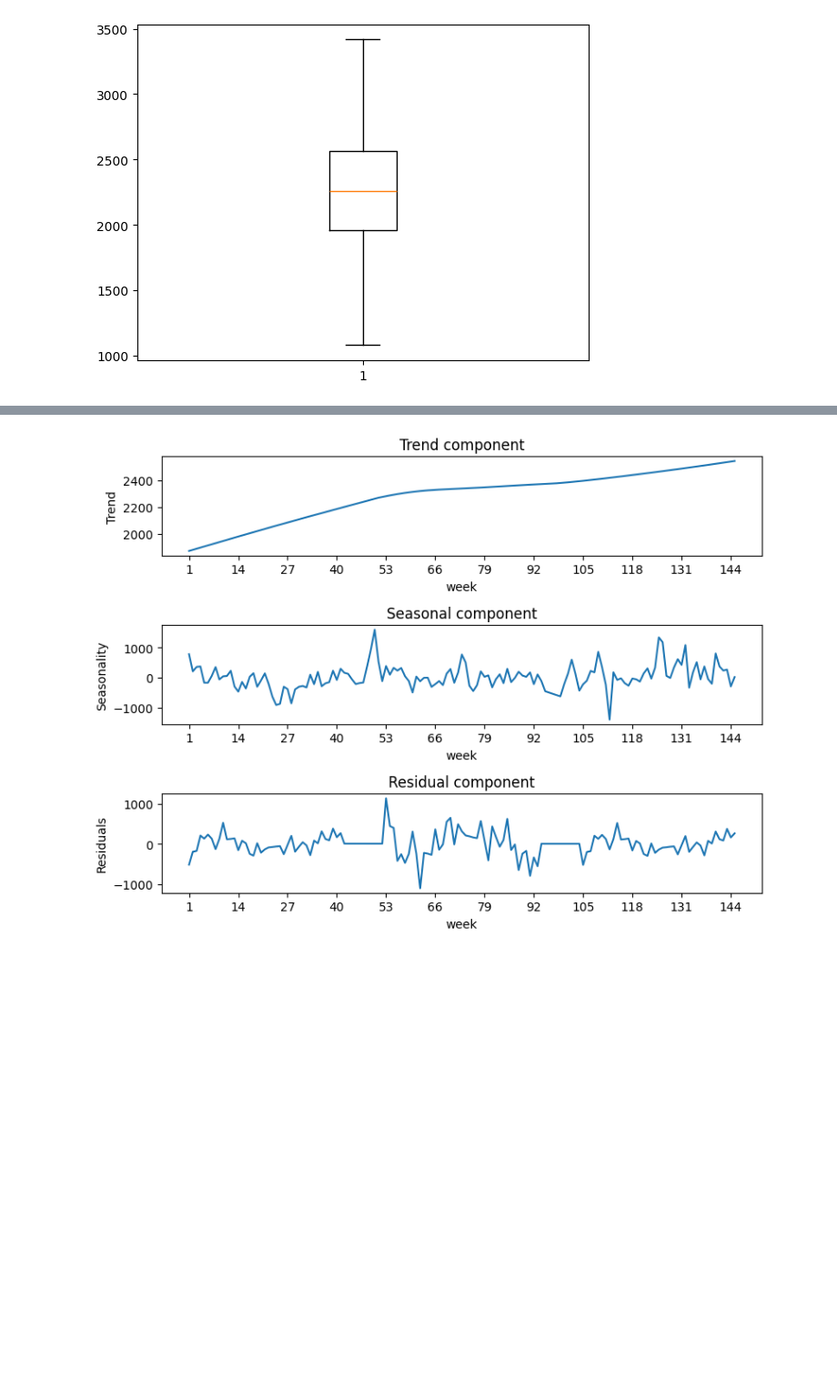
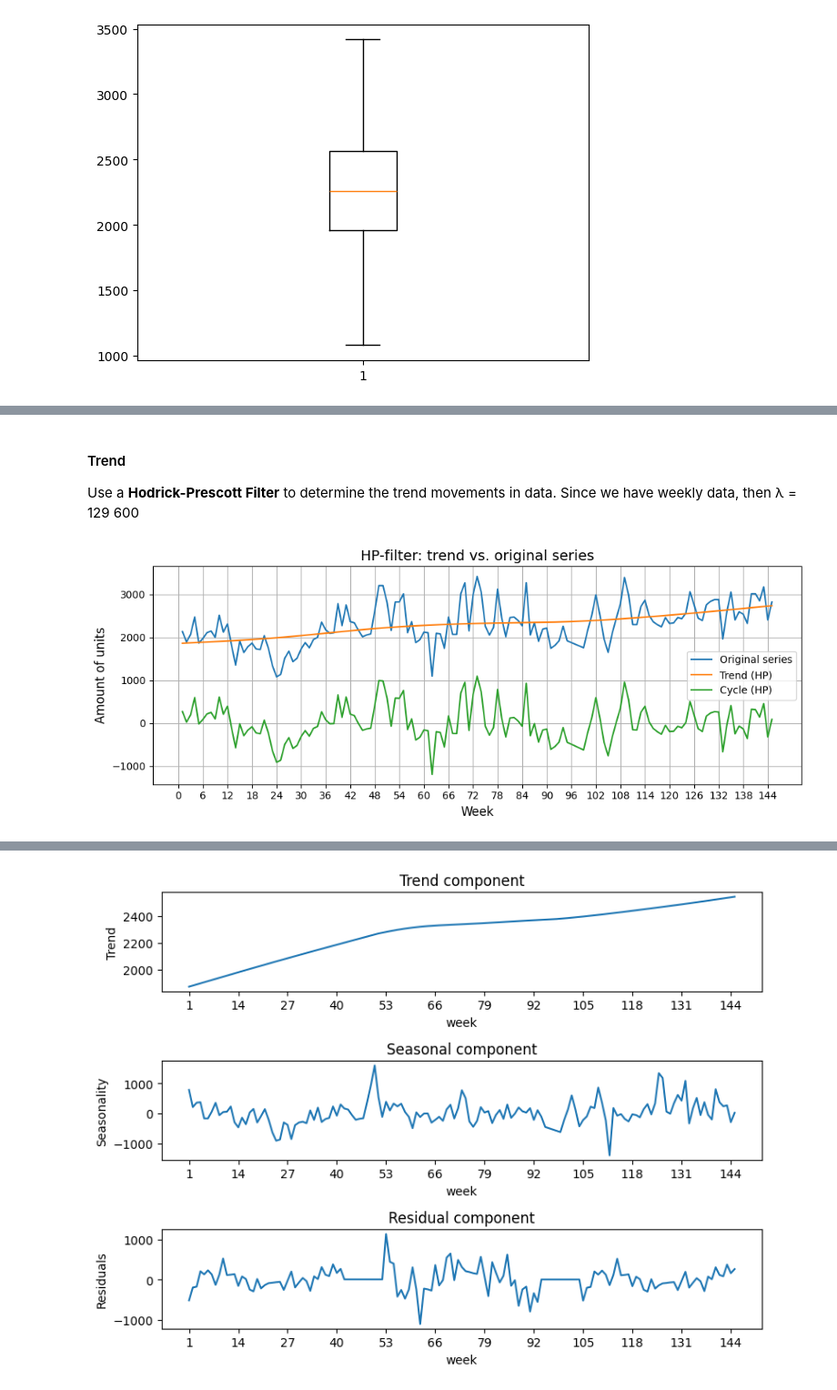
Before and after one commit to AwanRaskall/ml-demand-driven-order-planning, a Jupyter notebook: product_demand_prediction.ipynb, the cells around one changed output, grey strips where cells are left out. Shown at 91% size. Cells and saved outputs as stored; diff of their text form; code cells hidden in the pictures; blank space fills up the shorter version.

```diff
--- a/product_demand_prediction.ipynb
+++ b/product_demand_prediction.ipynb
@@ -440,0 +443,8 @@ plot_graph(df_work, title = 'Number of ordered products', figsize = (14, 4), xti
+# %% [markdown]
+#### Trend
+Use a **Hodrick-Prescott Filter** to determine the trend movements in data. Since we have weekly data, then λ = 129 600
+# %%
+trend, cycle = hpfilter(df_work, lamb = 129600)
+plot_graph(df_work, cycle, trend, title = 'HP-filter: trend vs. original series', labels = ['Original series', 'Trend (HP)', 'Cycle (HP)'], legend = True)
+# %% [output]
+[figure, added]
```
Also changed, not shown: parts of 14 cells of this notebook.
